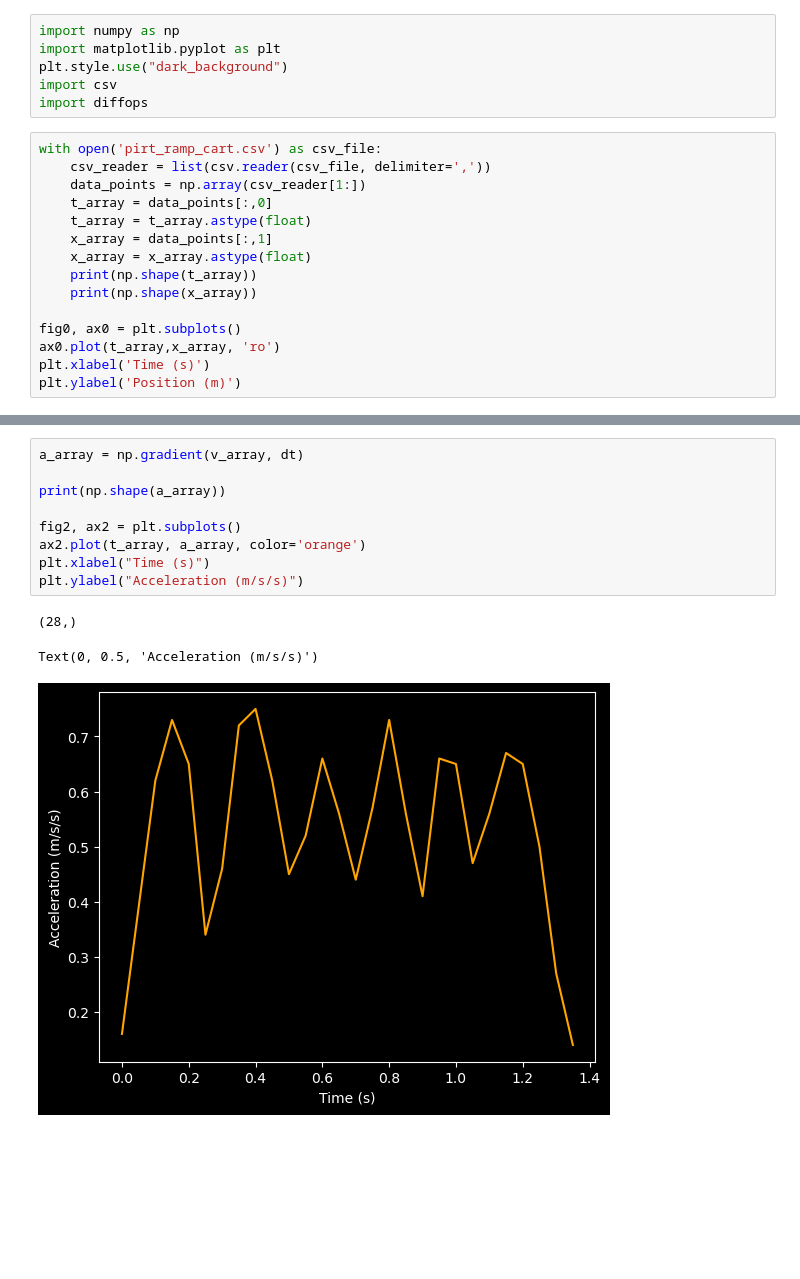
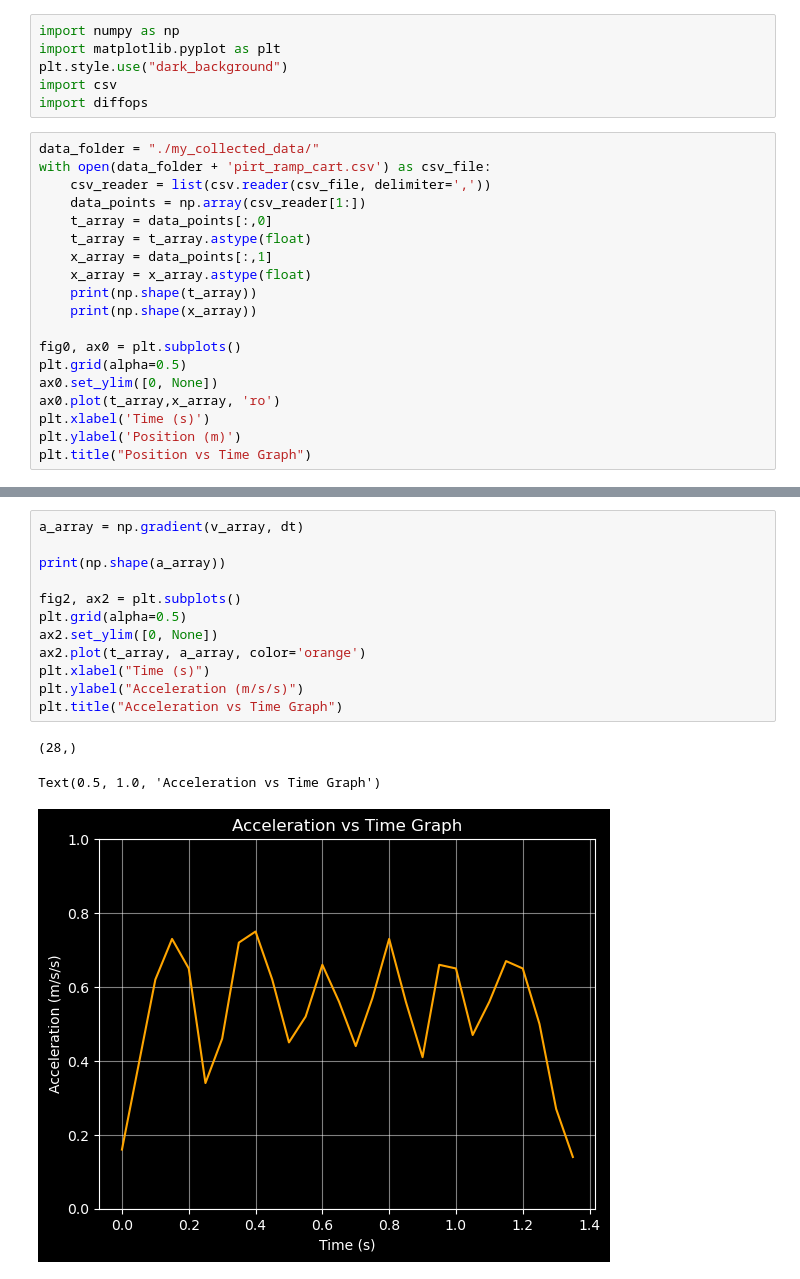
Before and after one commit to orbeckstASU/physic-labs-pyscript, a Jupyter notebook: work-angel/gdx_collector/import_demo.ipynb, the cells around one changed output, grey strips where cells are left out. Cells and saved outputs as stored; diff of their text form; blank space fills up the shorter version.

```diff
--- a/work-angel/gdx_collector/import_demo.ipynb
+++ b/work-angel/gdx_collector/import_demo.ipynb
@@ -5,7 +5,8 @@ plt.style.use("dark_background")
 import csv
 import diffops
 # %%
-with open('pirt_ramp_cart.csv') as csv_file:
+data_folder = "./my_collected_data/"
+with open(data_folder + 'pirt_ramp_cart.csv') as csv_file:
     csv_reader = list(csv.reader(csv_file, delimiter=','))
     data_points = np.array(csv_reader[1:])
     t_array = data_points[:,0]
@@ -16,9 +17,12 @@ with open('pirt_ramp_cart.csv') as csv_file:
     print(np.shape(x_array))
 
 fig0, ax0 = plt.subplots()
+plt.grid(alpha=0.5)
+ax0.set_ylim([0, None])
 ax0.plot(t_array,x_array, 'ro')
 plt.xlabel('Time (s)')
 plt.ylabel('Position (m)')
+plt.title("Position vs Time Graph")
 # %% [output]
 (28,)
 (28,)
@@ -41,13 +55,16 @@ Text(0, 0.5, 'Velocity (m/s)')
 # %%
 a_array = np.gradient(v_array, dt)
 
 print(np.shape(a_array))
 
 fig2, ax2 = plt.subplots()
+plt.grid(alpha=0.5)
+ax2.set_ylim([0, None])
 ax2.plot(t_array, a_array, color='orange')
 plt.xlabel("Time (s)")
 plt.ylabel("Acceleration (m/s/s)")
+plt.title("Acceleration vs Time Graph")
 # %% [output]
 (28,)
-Text(0, 0.5, 'Acceleration (m/s/s)')
+Text(0.5, 1.0, 'Acceleration vs Time Graph')
-[figure, old version]
+[figure, new version]
```
Also changed, not shown: parts of 3 cells of this notebook, 9 other files.
